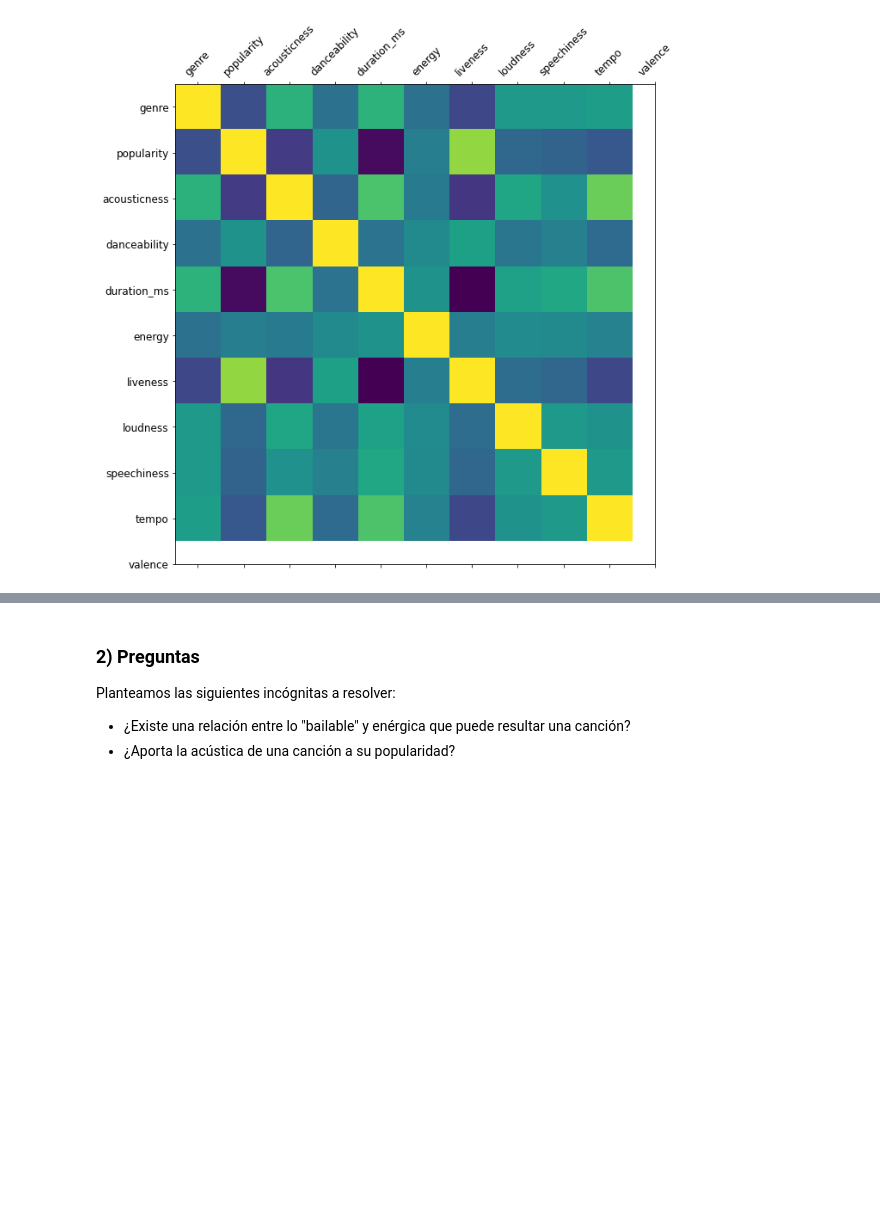
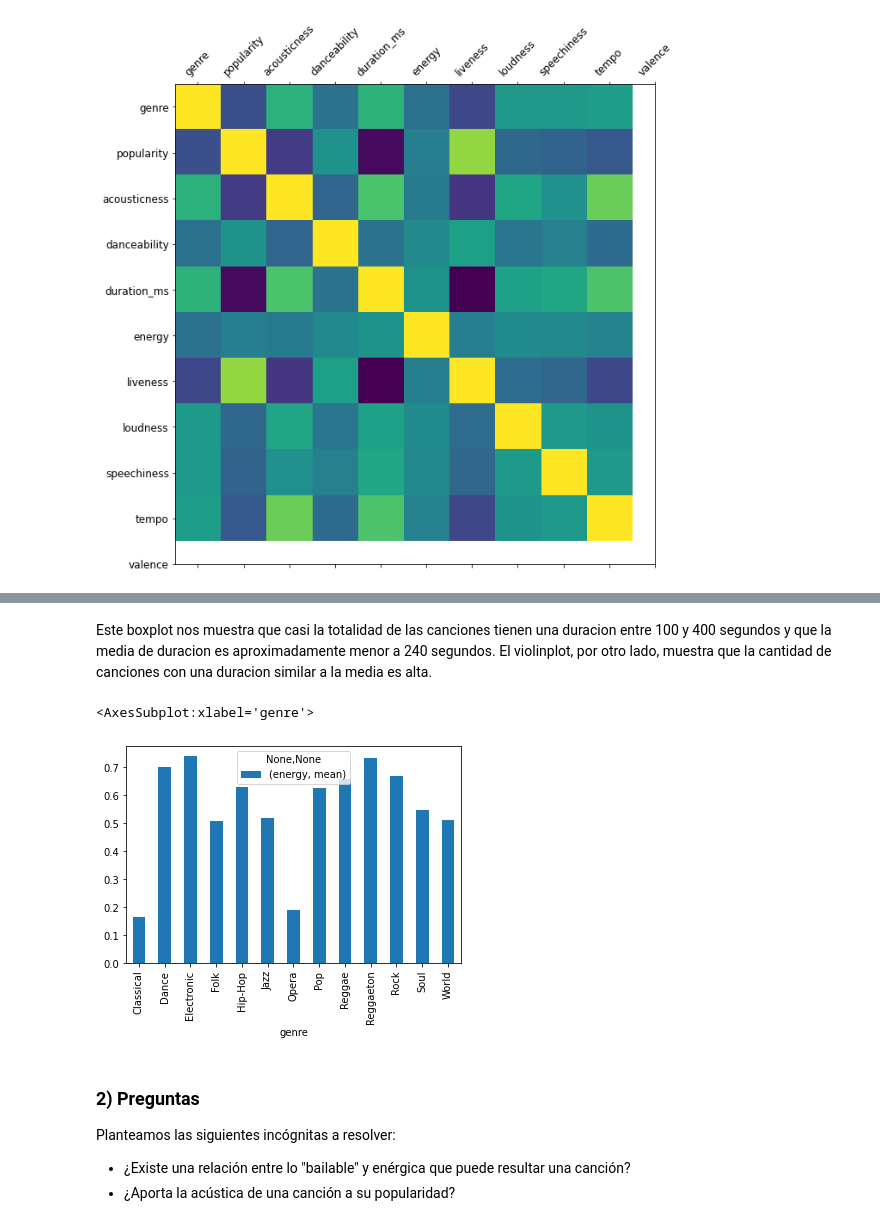
Before and after one commit to Jonathan-R0/TP1-OrganizacionDeDatos, a Jupyter notebook: src/Parte2.ipynb, the cells around one changed output, grey strips where cells are left out. Cells and saved outputs as stored; diff of their text form; code cells hidden in the pictures; blank space fills up the shorter version.

```diff
--- a/src/Parte2.ipynb
+++ b/src/Parte2.ipynb
@@ -336,3 +375,10 @@ plt.show()
+# %% [markdown]
+Este boxplot nos muestra que casi la totalidad de las canciones tienen una duracion entre 100 y 400 segundos y que la media de duracion es aproximadamente menor a 240 segundos. El violinplot, por otro lado, muestra que la cantidad de canciones con una duracion similar a la media es alta.
+# %%
+df.groupby("genre").agg({'energy': ['mean']}).plot.bar()
+# %% [output]
+<AxesSubplot:xlabel='genre'>
+[figure, added]
 # %% [markdown]
 ### 2) Preguntas
 
```
Also changed, not shown: parts of 5 cells of this notebook.
